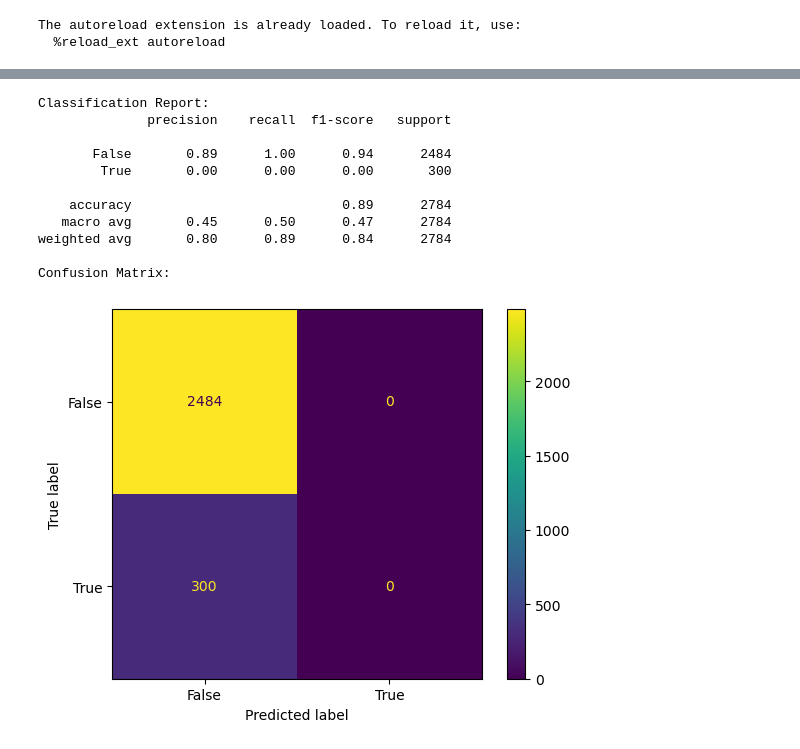
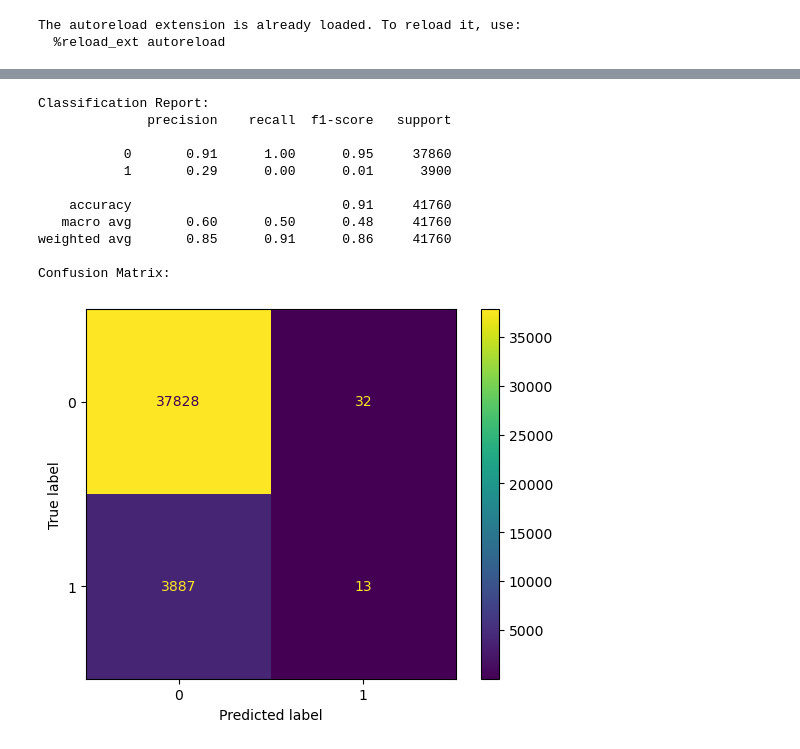
Before and after one commit to SmallNub/tweedejaars_project, a Jupyter notebook: notebooks/pytorch.ipynb, the cells around one changed output, grey strips where cells are left out. Saved outputs shown, nothing was run; the diff lists cells and outputs as text; code cells hidden in the pictures.

Commit message:
different models

```diff
--- a/notebooks/pytorch.ipynb
+++ b/notebooks/pytorch.ipynb
@@ -64,8 +64,15 @@ train_y_tensor = torch.tensor(train_y.values, dtype=torch.long)
 valid_x_tensor = torch.tensor(valid_x.values, dtype=torch.float32)
 valid_y_tensor = torch.tensor(valid_y.values, dtype=torch.long)
 
+train_y_mask = ~torch.isnan(train_y_tensor)
+valid_y_mask = ~torch.isnan(valid_y_tensor)
+
+# Replace NaN targets with arbitrary values (these won't affect the loss due to masking)
+train_y_tensor[~train_y_mask] = 0
+valid_y_tensor[~valid_y_mask] = 0
+
 # Create DataLoader
-train_dataset = TensorDataset(train_x_tensor, train_y_tensor)
-valid_dataset = TensorDataset(valid_x_tensor, valid_y_tensor)
+train_dataset = TensorDataset(train_x_tensor, train_y_tensor, train_y_mask)
+valid_dataset = TensorDataset(valid_x_tensor, valid_y_tensor, valid_y_mask)
 train_loader = DataLoader(train_dataset, batch_size=128, shuffle=False)
 valid_loader = DataLoader(valid_dataset, batch_size=128, shuffle=False)
@@ -167,26 +246,47 @@ KeyboardInterrupt:
 # %%
+# # Testing the model
+# model.eval()  # Set the model to evaluation mode
+# y_pred = []
+# with torch.no_grad():
+#     for inputs, _ in valid_loader:
+#         outputs = model(inputs)
+#         _, predicted = torch.max(outputs, 1)
+#         y_pred.extend(predicted.tolist())
+
+# # y_pred = np.array(y_pred)
+
+# show_basic_metrics(valid_y, y_pred, valid_ids, False)
+
 # Testing the model
 model.eval()  # Set the model to evaluation mode
 y_pred = []
+y_true = []
+
 with torch.no_grad():
-    for inputs, _ in valid_loader:
+    for inputs, labels, masks in valid_loader:
         outputs = model(inputs)
         _, predicted = torch.max(outputs, 1)
-        y_pred.extend(predicted.tolist())
 
-# y_pred = np.array(y_pred)
+        # Append predictions and ground truth where the mask is valid
+        y_pred.extend(predicted[masks].tolist())
+        y_true.extend(labels[masks].tolist())
 
-show_basic_metrics(valid_y, y_pred, valid_ids)
+# Convert to numpy arrays for metric calculation
+y_pred = np.array(y_pred)
+y_true = np.array(y_true)
+
+# Assuming you have a function show_basic_metrics to display metrics
+show_basic_metrics(y_true, y_pred, valid_ids, False)
 # %% [output]
 Classification Report:
               precision    recall  f1-score   support
 
-       False       0.89      1.00      0.94      2484
-        True       0.00      0.00      0.00       300
+           0       0.91      1.00      0.95     37860
+           1       0.29      0.00      0.01      3900
 
-    accuracy                           0.89      2784
-   macro avg       0.45      0.50      0.47      2784
-weighted avg       0.80      0.89      0.84      2784
+    accuracy                           0.91     41760
+   macro avg       0.60      0.50      0.48     41760
+weighted avg       0.85      0.91      0.86     41760
 
 Confusion Matrix:
-[figure, old version]
+[figure, new version]
```
Also changed, not shown: parts of 4 cells of this notebook, 6 other files.
